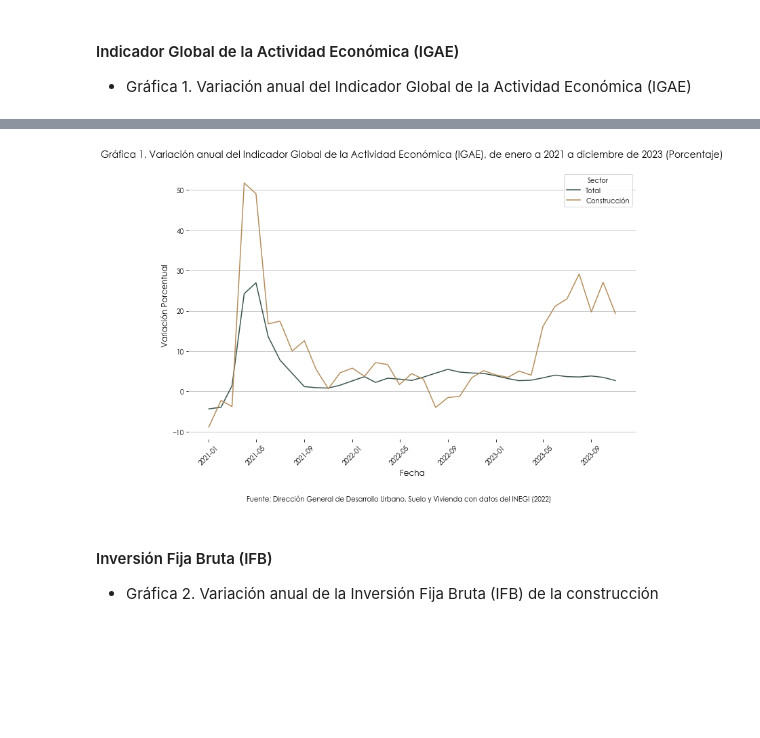
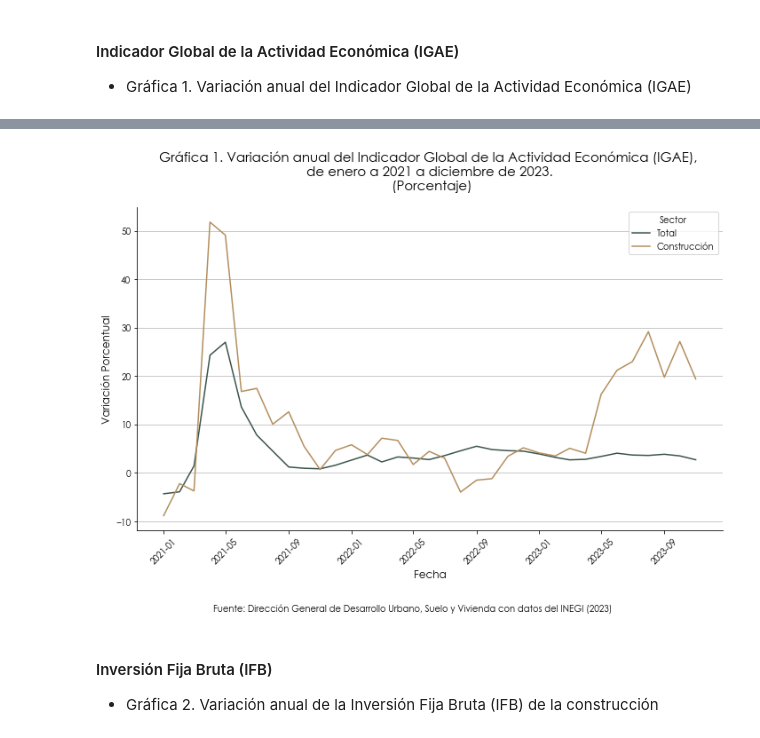
Before and after one commit to coordanalisis-sedatu/Indica_anual, a Jupyter notebook: indica_anual_2023.ipynb, the cells around one changed output, grey strips where cells are left out. Cells and saved outputs as stored; diff of their text form; code cells hidden in the pictures; blank space fills up the shorter version.

```diff
--- a/indica_anual_2023.ipynb
+++ b/indica_anual_2023.ipynb
@@ -107,11 +113,0 @@ df_igaec = df_igaec[['TIME_PERIOD', 'OBS_VALUE']]
-# %%
-# Renombrar las columnas en los DataFrames
-df_igae.rename(columns={'TIME_PERIOD': 'Fecha', 'OBS_VALUE': 'Total'}, inplace=True)
-df_igaec.rename(columns={'OBS_VALUE': 'Construccion'}, inplace=True)
-
-# Crear el DataFrame igae con las variables del DataFrame df_igae
-igae = df_igae[['Fecha', 'Total']].copy()
-
-# Agregar la variable de construcción desde el DataFrame df_igaec
-igae['Construccion'] = df_igaec['Construccion']
-igae
@@ -137,41 +115,42 @@ igae
 # Fuente de los textos
 fuente = "Century Gothic"
 
 # Definición de la figura
 fig, ax = plt.subplots(figsize=(10, 7))
 
 # Graficar la variable 'Total'
 plt.plot(igae['Fecha'], igae['Total'], color='#3a544b', label='Total')
 
 # Graficar la variable 'Construccion'
 plt.plot(igae['Fecha'], igae['Construccion'], color='#b38e5d', label='Construcción')
 
 # Añadir título y etiquetas de ejes
-plt.title('Gráfica 1. Variación anual del Indicador Global de la Actividad Económica (IGAE), de enero a 2021 a diciembre de 2023 (Porcentaje)', fontsize=14, loc='center', pad=20, fontname=fuente)
+plt.title('Gráfica 1. Variación anual del Indicador Global de la Actividad Económica (IGAE), \n de enero a 2021 a diciembre de 2023. \n (Porcentaje)', fontsize=15, loc='center', pad=20, fontname=fuente)
 plt.xlabel('Fecha', fontsize=12, fontname=fuente)
 plt.ylabel('Variación Porcentual', fontsize=12, fontname=fuente)
 
+# Líneas horizontales en el gráfico
+#ax.set_axisbelow(True)
+ax.yaxis.grid(True, color='#bdbdbd')
+
 # Eliminar marco del gráfico
-plt.box(on=None)
-
-# Líneas horizontales en el gráfico
-ax.set_axisbelow(True)
-ax.yaxis.grid(True, color='#bdbdbd')
+ax.spines['top'].set_visible(False)
+ax.spines['right'].set_visible(False)
 
 # Añadir leyenda
 plt.legend(title='Sector', fontsize=10)
 
 # Añadir fuente
-plt.figtext(0.5, -0.05, 'Fuente: Dirección General de Desarrollo Urbano, Suelo y Vivienda con datos del INEGI (2022)', ha='center', fontsize=10, fontname=fuente)
+plt.figtext(0.5, -0.05, 'Fuente: Dirección General de Desarrollo Urbano, Suelo y Vivienda con datos del INEGI (2023)', ha='center', fontsize=10, fontname=fuente)
 
 # Rotar las etiquetas del eje x para mejorar la legibilidad
 plt.xticks(rotation=45, fontname=fuente)
 
 # Mostrar la gráfica
 plt.tight_layout()
 plt.show()
 # %% [output]
-[figure, old version]
+[figure, new version]
 # %% [markdown]
 #### Inversión Fija Bruta (IFB)
 - Gráfica 2. Variación anual de la Inversión Fija Bruta (IFB) de la construcción
```
Also changed, not shown: parts of 132 cells of this notebook.
